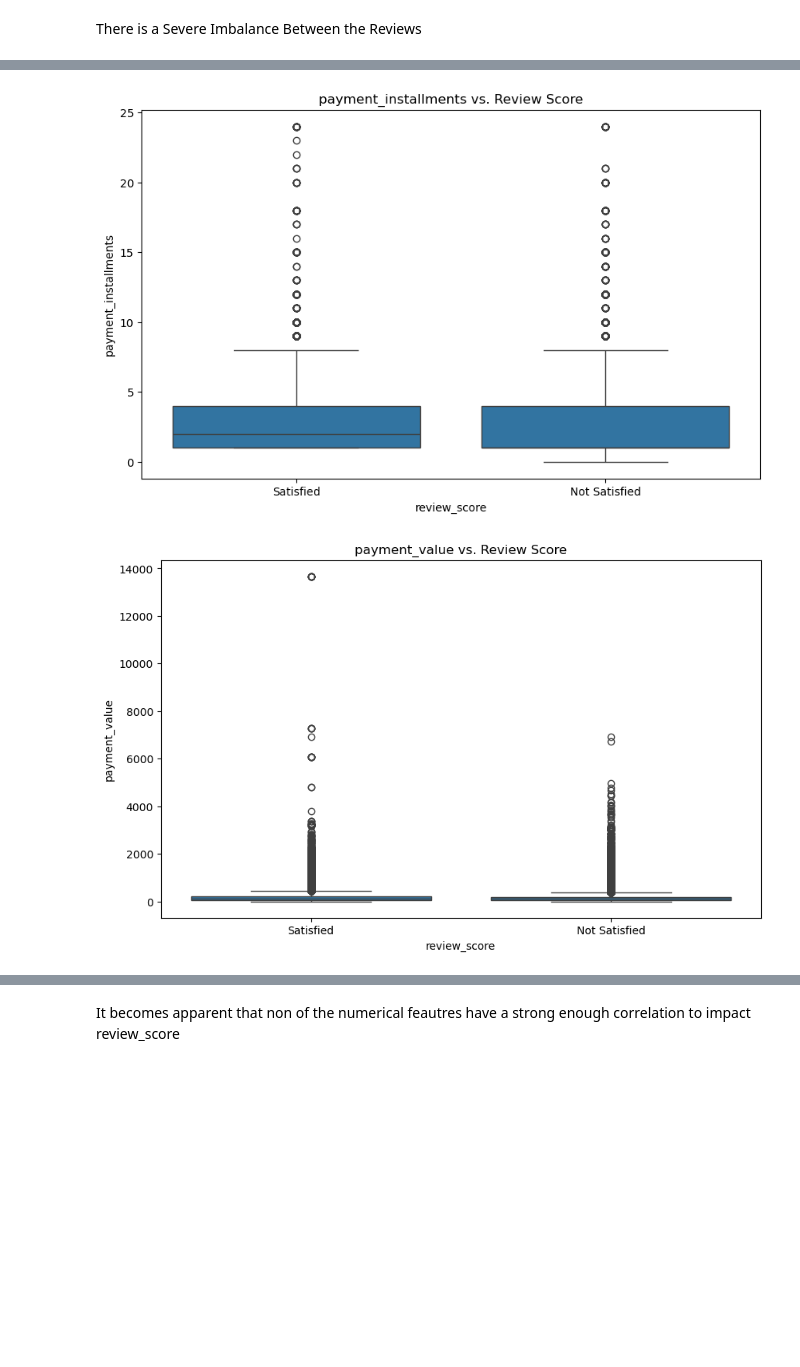
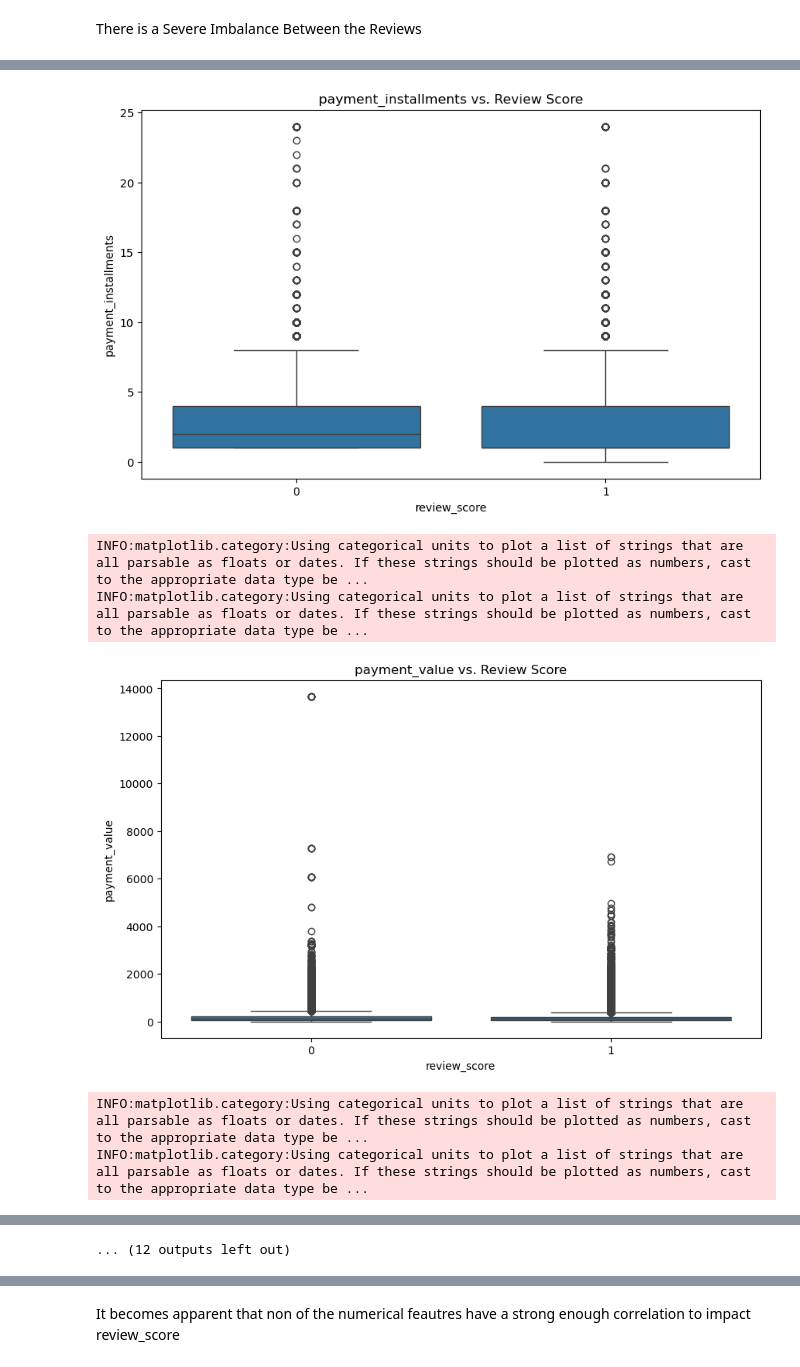
Before and after one commit to pkhanna2/MLOpsFinalProject, a Jupyter notebook: FinalProjectCode.ipynb, the cells around one changed output, grey strips where cells are left out. Cells and saved outputs as stored; diff of their text form; code cells hidden in the pictures; blank space fills up the shorter version.

```diff
--- a/FinalProjectCode.ipynb
+++ b/FinalProjectCode.ipynb
@@ -321,3 +324,6 @@ ecommerce_no_review_data_df = ecommerce_no_review_data_df.drop(columns=[
     'customer_city', 'customer_state', 'seller_zip_code_prefix',
     'seller_city', 'seller_state'
 ])
+# %%
+# Fill missing product_category_name with 'Unknown'
+ecommerce_no_review_data_df['product_category_name'] = ecommerce_no_review_data_df['product_category_name'].fillna('Unknown')
@@ -323,0 +415,5 @@ ecommerce_no_review_data_df = ecommerce_no_review_data_df.drop(columns=[
+# %%
+# Convert review_score to binary classification
+ecommerce_no_review_data_df['review_score'] = ecommerce_no_review_data_df['review_score'].apply(lambda x: 1 if int(x) >= 4 else 0)
+
+review_score_distribution = ecommerce_no_review_data_df['review_score'].value_counts()
@@ -324,10 +426,7 @@ ecommerce_no_review_data_df = ecommerce_no_review_data_df.drop(columns=[
 # %%
-# Convert review_score to binary classification
-ecommerce_no_review_data_df['review_score'] = ecommerce_no_review_data_df['review_score'].apply(lambda x: 'Satisfied' if x >= 4 else 'Not Satisfied')
-
 # Identify categorical features
 categorical_features = [
-    'order_status', 'payment_type', 'product_category_name', 'review_score'
+    'order_status', 'payment_type', 'product_category_name', # 'review_score'
 ]
 
 # Label encode categorical features
@@ -388,7 +487,7 @@ ecommerce_no_review_data_df.describe(include='all')
 # Identify numerical columns excluding encoded categorical columns
 encoded_categorical_columns = [f for f in categorical_features]
 numerical_columns = ecommerce_no_review_data_df.select_dtypes(include=['number']).columns.tolist()
-numerical_columns = [col for col in numerical_columns if col not in encoded_categorical_columns]
+numerical_columns = [col for col in numerical_columns if col not in encoded_categorical_columns + ['review_score']]
 
 # Print the identified numerical columns
 print("Numerical columns identified:")
@@ -490,7 +563,5 @@ for feature in numerical_columns:
     plt.figure(figsize=(10, 6))
     sns.boxplot(x='review_score', y=feature, data=ecommerce_no_review_data_df)
     plt.title(f'{feature} vs. Review Score')
-    # Decode x-axis labels
-    plt.xticks(ticks=range(len(decoded_review_score)), labels=decoded_review_score)
     plt.show()
 # %% [output]
@@ -500,2 +579,6 @@ for feature in numerical_columns:
-[figure, old version]
+[figure, new version]
+INFO:matplotlib.category:Using categorical units to plot a list of strings that are all parsable as floats or dates. If these strings should be plotted as numbers, cast to the appropriate data type be ...
+INFO:matplotlib.category:Using categorical units to plot a list of strings that are all parsable as floats or dates. If these strings should be plotted as numbers, cast to the appropriate data type be ...
-[figure, old version]
+[figure, new version]
+INFO:matplotlib.category:Using categorical units to plot a list of strings that are all parsable as floats or dates. If these strings should be plotted as numbers, cast to the appropriate data type be ...
+INFO:matplotlib.category:Using categorical units to plot a list of strings that are all parsable as floats or dates. If these strings should be plotted as numbers, cast to the appropriate data type be ...
@@ -509,3 +586,4 @@ for feature in numerical_columns:
+... (12 outputs left out)
 # %%
 fig, ax = plt.subplots(3,1, figsize=(12, 12))
 ## Correlation coefficient using different methods
```
Also changed, not shown: parts of 35 cells of this notebook.
